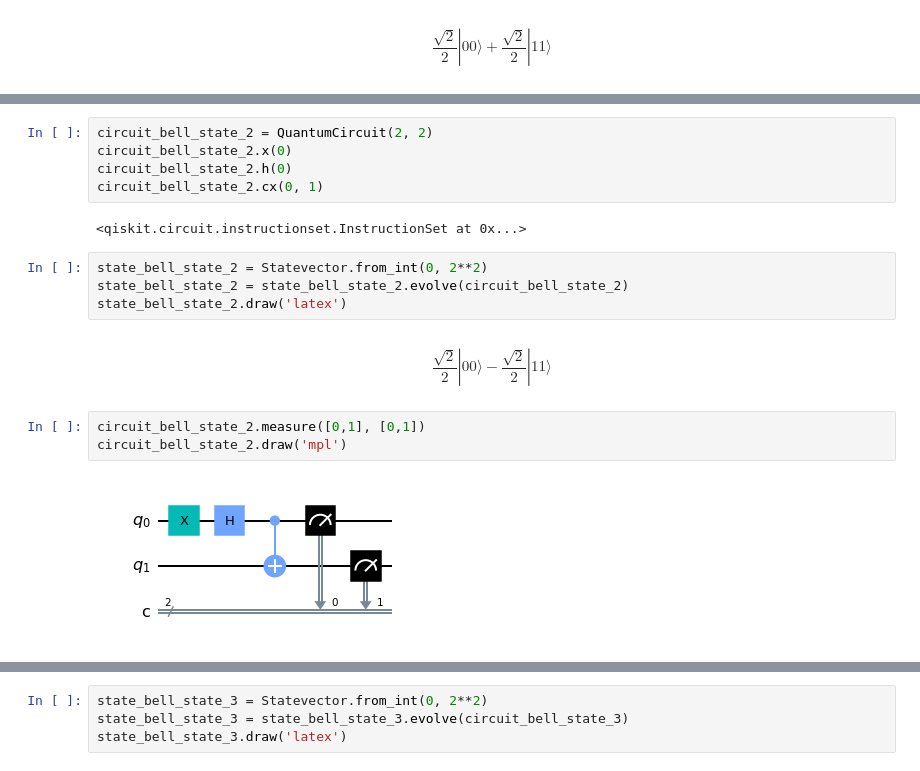
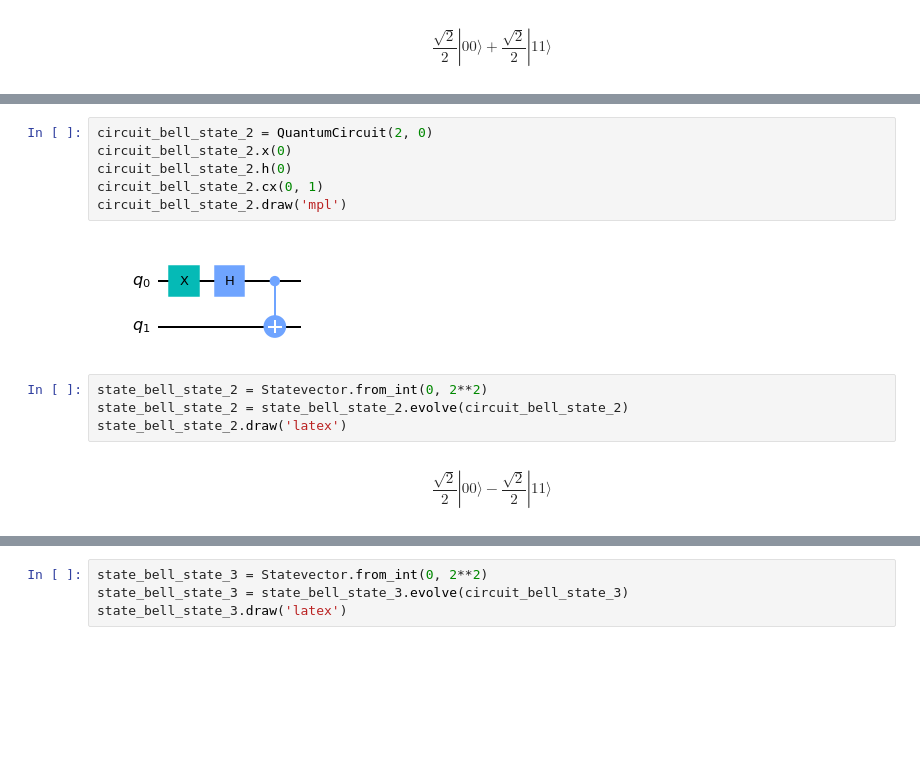
Before and after one commit to brunopacheco1/testing-qiskit, a Jupyter notebook: bell_states.ipynb, the cells around one changed output, grey strips where cells are left out. Cells and saved outputs as stored; diff of their text form; blank space fills up the shorter version.

```diff
--- a/bell_states.ipynb
+++ b/bell_states.ipynb
@@ -30,18 +17,14 @@ plot_histogram(result_bell_state_1.get_counts(circuit_bell_state_1))
 # %%
-circuit_bell_state_2 = QuantumCircuit(2, 2)
+circuit_bell_state_2 = QuantumCircuit(2, 0)
 circuit_bell_state_2.x(0)
 circuit_bell_state_2.h(0)
 circuit_bell_state_2.cx(0, 1)
+circuit_bell_state_2.draw('mpl')
 # %% [output]
-<qiskit.circuit.instructionset.InstructionSet at 0x...>
+[figure, added]
 # %%
 state_bell_state_2 = Statevector.from_int(0, 2**2)
 state_bell_state_2 = state_bell_state_2.evolve(circuit_bell_state_2)
 state_bell_state_2.draw('latex')
 # %% [output]
 $$\frac{\sqrt{2}}{2} |00\rangle- \frac{\sqrt{2}}{2} |11\rangle$$
-# %%
-circuit_bell_state_2.measure([0,1], [0,1])
-circuit_bell_state_2.draw('mpl')
-# %% [output]
-[figure, removed]
```
Also changed, not shown: parts of 12 cells of this notebook, 5 other files.
